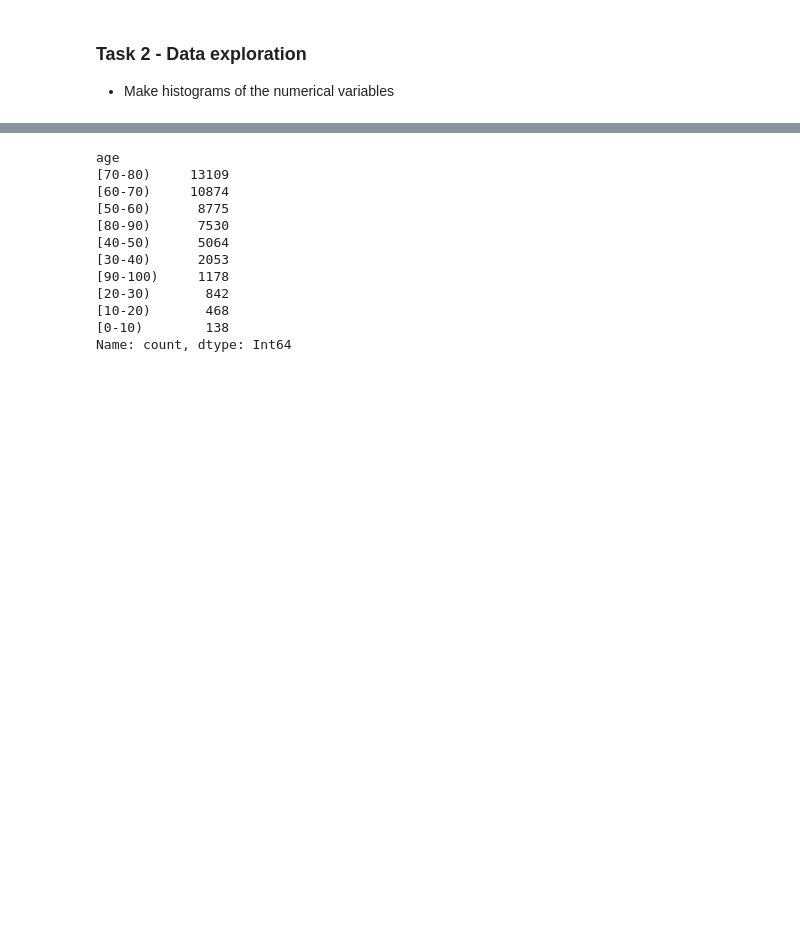
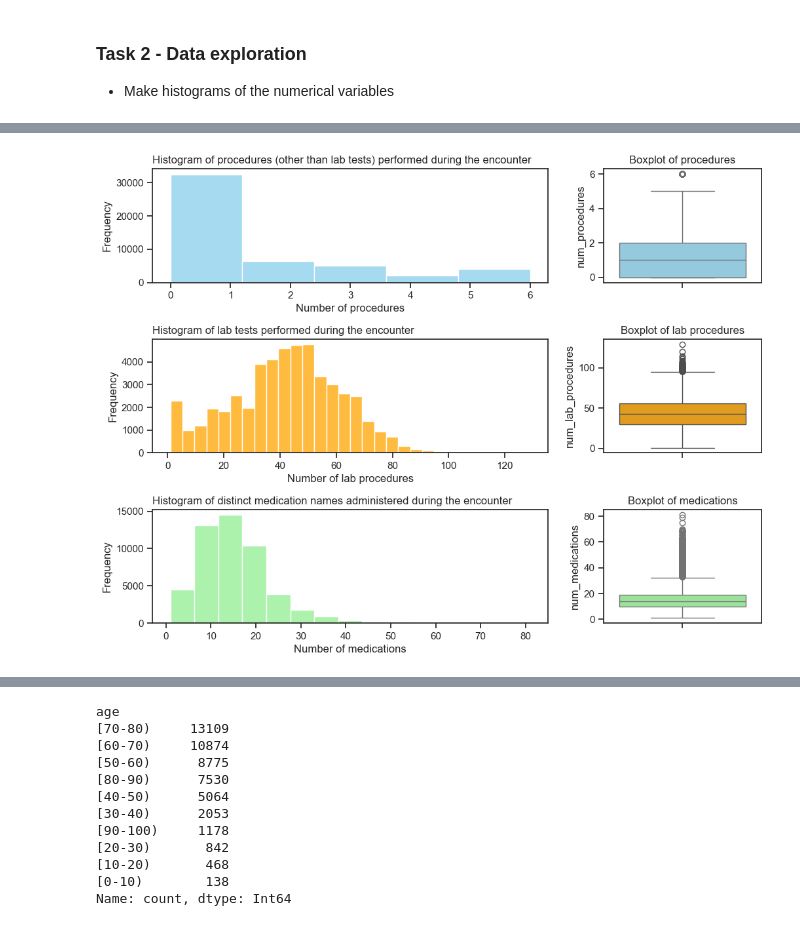
Before and after one commit to johnmarquess/IFN509, a Jupyter notebook: Assignment1_submission/assigment1_analysis.ipynb, the cells around one changed output, grey strips where cells are left out. Saved outputs shown, nothing was run; the diff lists cells and outputs as text; code cells hidden in the pictures; blank space fills up the shorter version.

```diff
--- a/Assignment1_submission/assigment1_analysis.ipynb
+++ b/Assignment1_submission/assigment1_analysis.ipynb
@@ -185,0 +219,34 @@ sns.boxplot(data=d1[['number_inpatient', 'number_outpatient', 'number_emergency'
+# %%
+
+fig, axes = plt.subplots(3, 2, figsize=(12, 9), gridspec_kw={'width_ratios': [2.5, 1]})
+
+sns.histplot(data=d1['num_procedures' ], ax=axes[0,0] ,bins = 5, color='skyblue')
+axes[0,0].set_title('Histogram of procedures (other than lab tests) performed during the encounter', loc='left')
+axes[0,0].set_xlabel('Number of procedures')
+axes[0,0].set_ylabel('Frequency')
+
+sns.boxplot(data=d1['num_procedures'], ax=axes[0,1] ,color='skyblue')
+axes[0,1].set_title(f'Boxplot of procedures')
+
+
+sns.histplot(data=d1['num_lab_procedures' ], ax=axes[1,0] ,bins = 30, color='orange')
+axes[1,0].set_title('Histogram of lab tests performed during the encounter', loc='left')
+axes[1,0].set_xlabel('Number of lab procedures')
+axes[1,0].set_ylabel('Frequency')
+
+sns.boxplot(data=d1['num_lab_procedures'], ax=axes[1,1] ,color='orange')
+axes[1,1].set_title(f'Boxplot of lab procedures')
+
+sns.histplot(data=d1['num_medications' ], ax=axes[2,0] ,bins = 15,  color='lightgreen')
+axes[2,0].set_title('Histogram of distinct medication names administered during the encounter', loc='left')
+axes[2,0].set_xlabel('Number of medications')
+axes[2,0].set_ylabel('Frequency')
+
+
+sns.boxplot(data=d1['num_medications'], ax=axes[2,1] ,color='lightgreen')
+axes[2,1].set_title(f'Boxplot of medications')
+
+
+plt.subplots_adjust(hspace=0.5)
+# %% [output]
+[figure, added]
```
Also changed, not shown: parts of 25 cells of this notebook, 1 other file.
